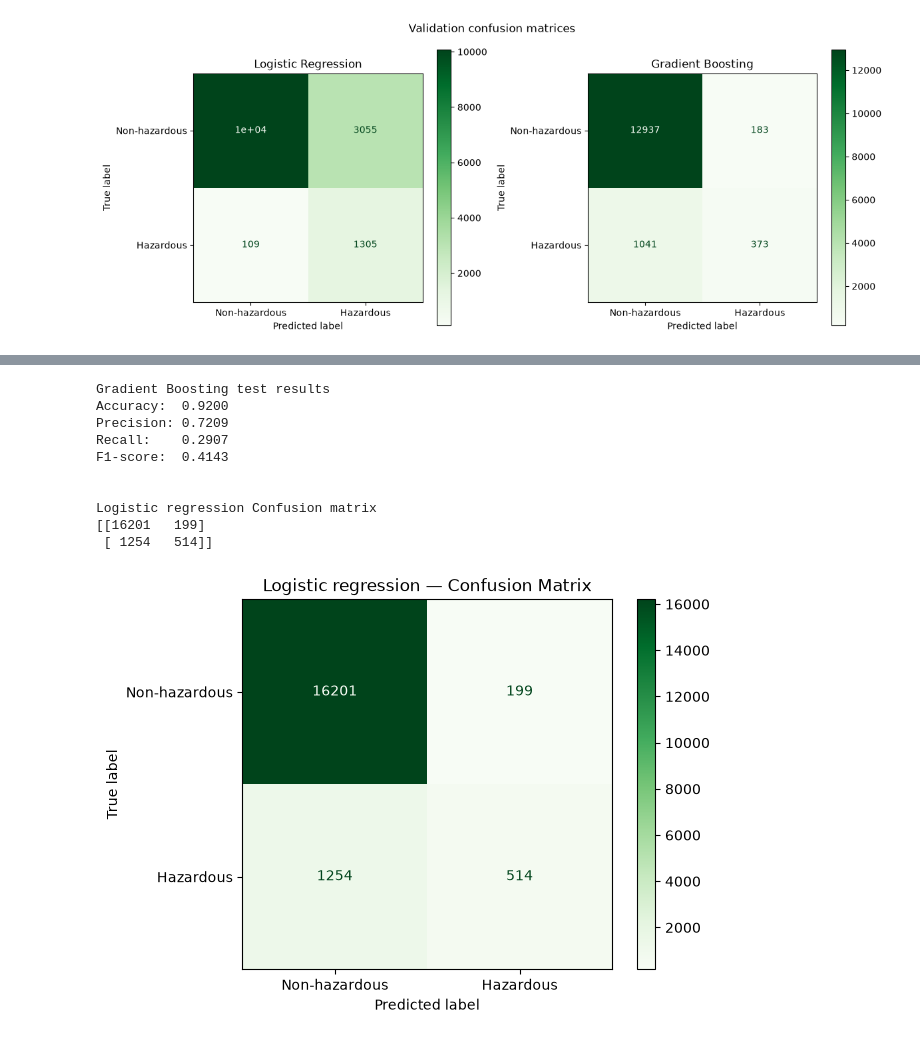
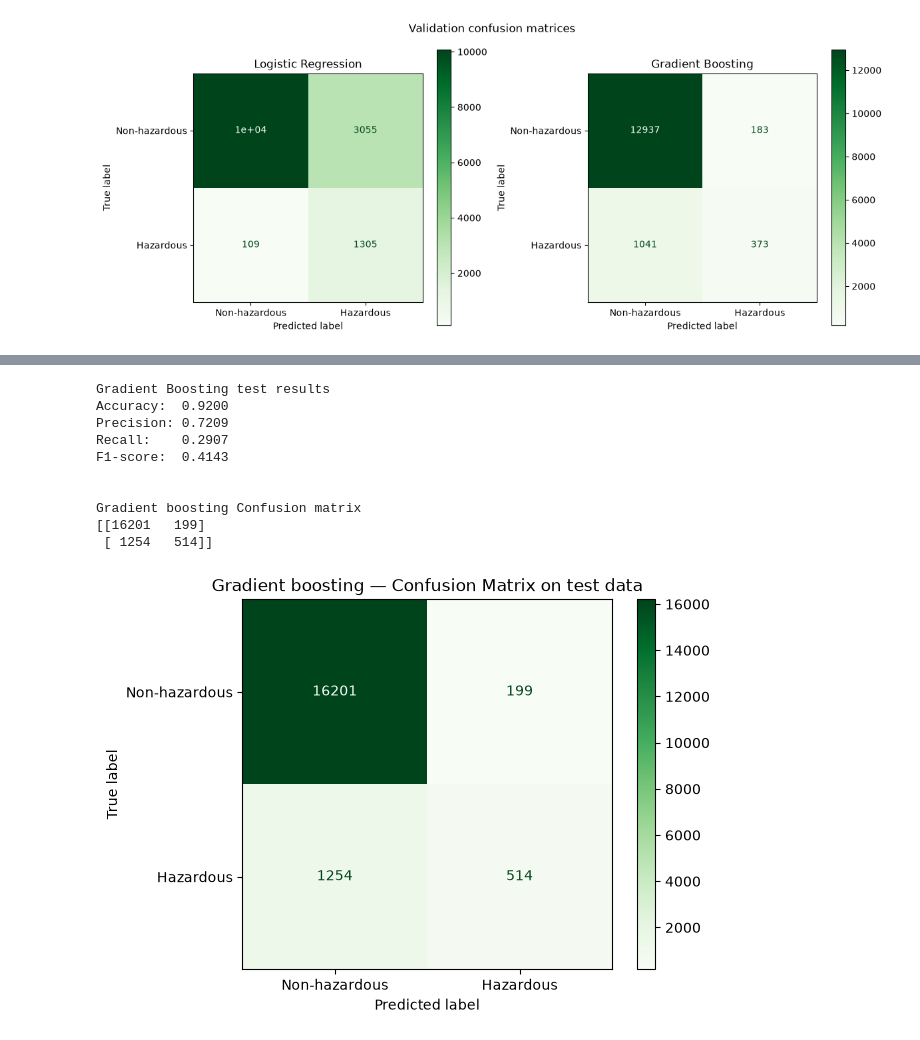
Before and after one commit to Funckin/ML_Project, a Jupyter notebook: notebooks/data_check.ipynb, the cells around one changed output, grey strips where cells are left out. Cells and saved outputs as stored; diff of their text form; code cells hidden in the pictures.

```diff
--- a/notebooks/data_check.ipynb
+++ b/notebooks/data_check.ipynb
@@ -529,37 +529,37 @@ Logistic regression Confusion matrix
 
 from sklearn.metrics import accuracy_score, precision_score, recall_score, f1_score
 
 
 # Gradient Boosting
 y_pred_test_gb = GB_model.predict(X_test)
 
 print("\nGradient Boosting test results")
 print(f"Accuracy:  {accuracy_score(y_test, y_pred_test_gb):.4f}")
 print(f"Precision: {precision_score(y_test, y_pred_test_gb):.4f}")
 print(f"Recall:    {recall_score(y_test, y_pred_test_gb):.4f}")
 print(f"F1-score:  {f1_score(y_test, y_pred_test_gb):.4f}")
 print("\n")
 
 GB_cm_test = confusion_matrix(y_test, y_pred_test_gb)
-print("Logistic regression Confusion matrix")
+print("Gradient boosting Confusion matrix")
 print(GB_cm_test)
 
 cm_GB_disp = ConfusionMatrixDisplay(confusion_matrix=GB_cm_test, display_labels=["Non-hazardous", "Hazardous"])
 cm_GB_disp.plot(cmap="Greens")
-plt.title("Logistic regression — Confusion Matrix")
+plt.title("Gradient boosting — Confusion Matrix on test data")
 plt.show()
 # %% [output]
 Gradient Boosting test results
 Accuracy:  0.9200
 Precision: 0.7209
 Recall:    0.2907
 F1-score:  0.4143
 
 
-Logistic regression Confusion matrix
+Gradient boosting Confusion matrix
 [[16201   199]
  [ 1254   514]]
-[figure, old version]
+[figure, new version]
 # %%
 """ Comapring the training data to the test data """
 
```
Also changed, not shown: parts of 2 cells of this notebook.
